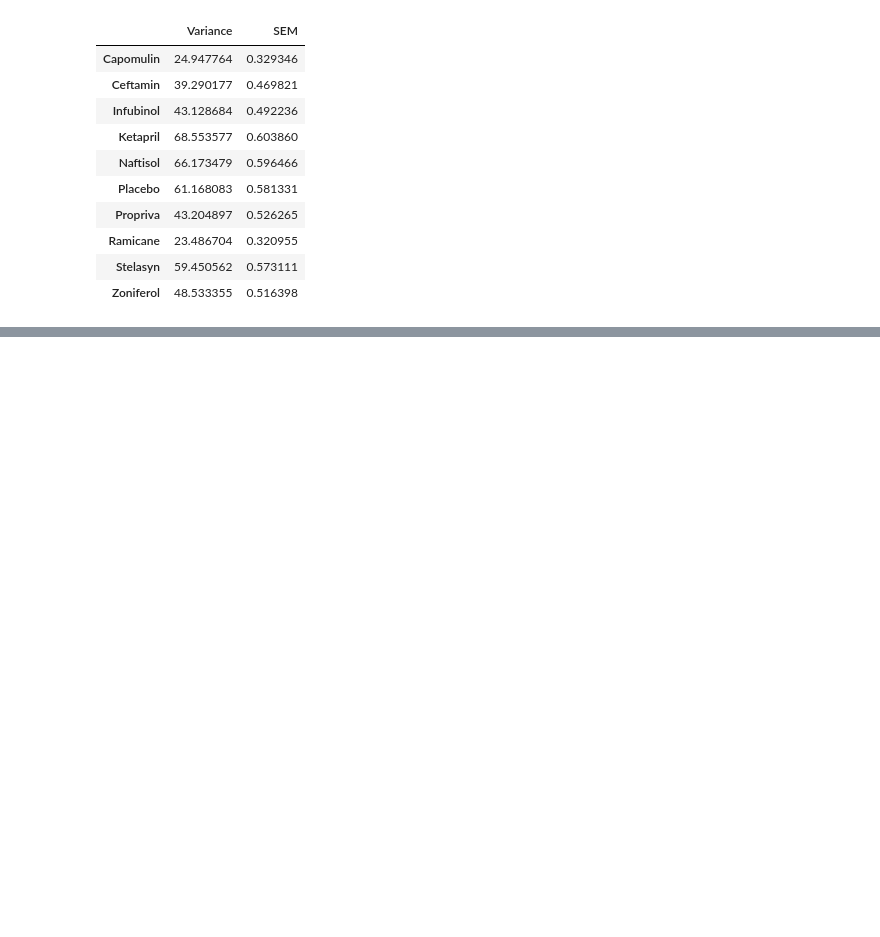
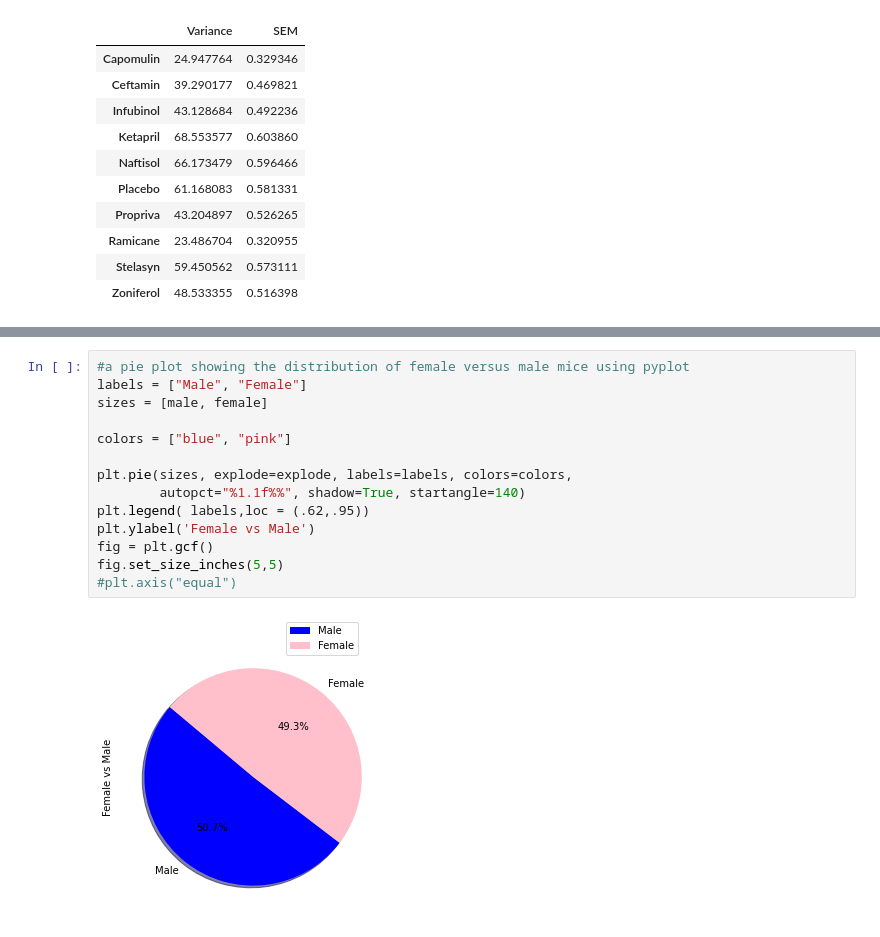
Before and after one commit to IrinaGV/Matplotlib-The-Power-of-Plots, a Jupyter notebook: Matplotlib Assignment.ipynb, the cells around one changed output, grey strips where cells are left out. Drawn from its saved outputs; the diff is of its cells as text; blank space fills up the shorter version.

```diff
--- a/Matplotlib Assignment.ipynb
+++ b/Matplotlib Assignment.ipynb
@@ -186,0 +288,16 @@ var_semDF
+# %%
+#a pie plot showing the distribution of female versus male mice using pyplot
+labels = ["Male", "Female"]
+sizes = [male, female]
+
+colors = ["blue", "pink"]
+
+plt.pie(sizes, explode=explode, labels=labels, colors=colors,
+        autopct="%1.1f%%", shadow=True, startangle=140)
+plt.legend( labels,loc = (.62,.95))
+plt.ylabel('Female vs Male')
+fig = plt.gcf()
+fig.set_size_inches(5,5)
+#plt.axis("equal")
+# %% [output]
+[figure, added]
```
Also changed, not shown: parts of 19 cells of this notebook.
